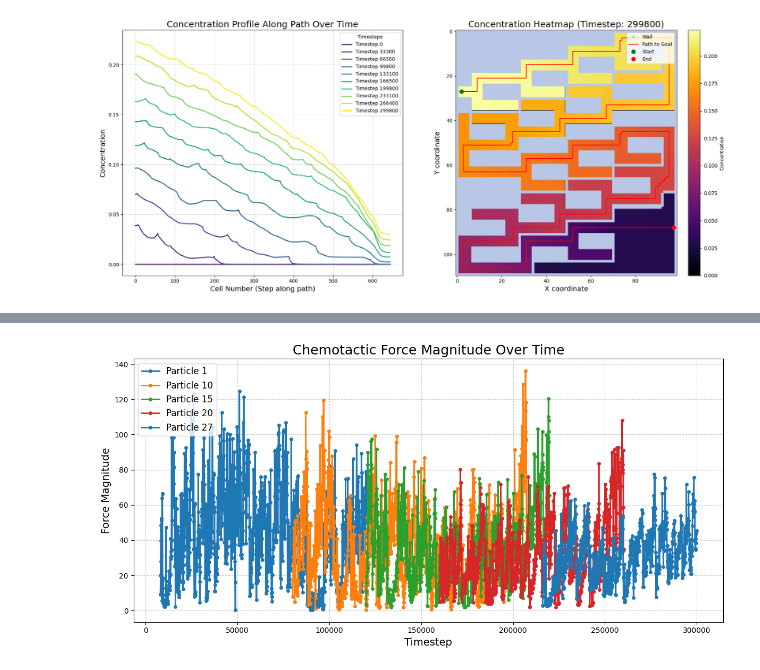
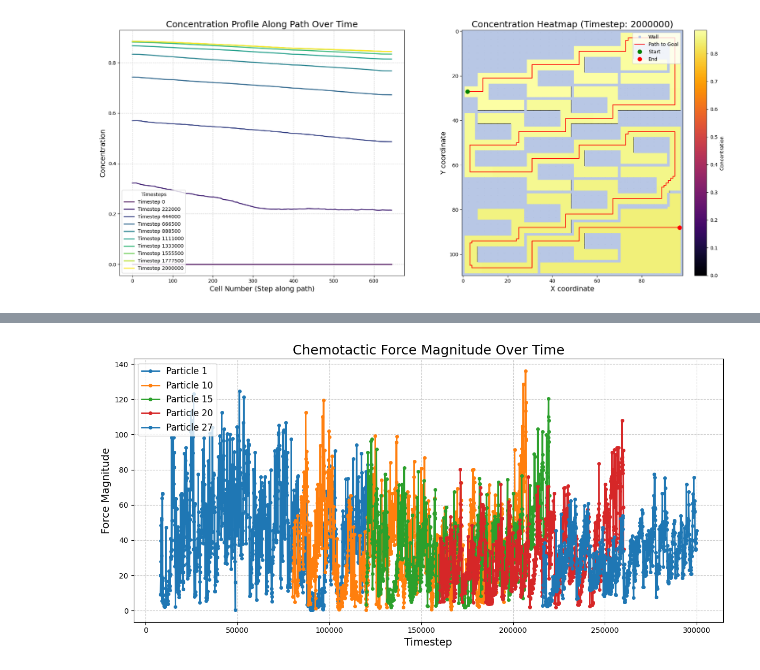
Before and after one commit to Frijelkyro/Automated-decision-making-by-chemical-echolocation-in-active-droplets, a Jupyter notebook: evaluation-scripts/plot_path_concentration.ipynb, the cells around one changed output, grey strips where cells are left out. Cells and saved outputs as stored; diff of their text form; code cells hidden in the pictures.

```diff
--- a/evaluation-scripts/plot_path_concentration.ipynb
+++ b/evaluation-scripts/plot_path_concentration.ipynb
@@ -52,7 +52,7 @@ except OSError:
 path_coords = extract_and_order_path(maze)
 
 # Find and sort all concentration files
-data_dir = "/home/ecasual/Documents/Uni/training-projects/Automated-decision-making-by-chemical-echolocation-in-active-droplets/data"
+data_dir = "/home/ecasual/Documents/Uni/droplet-maze/simulation-code/output/reaper_timer/1.0_emission_rate/24.0_until_death_durx10/data"
 all_files = glob.glob(os.path.join(data_dir, "conc_*.txt"))
 
 # Helper to extract the timestep integer from the filename (e.g., "100" from "conc_100.txt")
@@ -61,7 +61,7 @@ def get_timestep(filepath):
     return int(match.group(1)) if match else -1
 
 # Filter out any weird files and sort them strictly numerically
-valid_files = [f for f in all_files if get_timestep(f) >= 0]
+valid_files = [f for f in all_files if (get_timestep(f) >= 0 and get_timestep(f) <= 2000000)]
 valid_files.sort(key=get_timestep)
 
 # Select 10 evenly spaced files
@@ -114,34 +114,44 @@ for (ts, path_conc), color in zip(path_data_over_time.items(), colors):
     ax1.plot(range(len(path_conc)), path_conc, color=color, linewidth=2, label=f"Timestep {ts}")
 
 if path_data_over_time:
-    ax1.legend(loc="upper right", fontsize=10, title="Timesteps")
+    ax1.legend(loc= "lower left",fontsize=10, title="Timesteps")
 
 # Subplot 2: 2D Heatmap (Showing the last evaluated timestep)
 heatmap = ax2.imshow(last_conc_2d, cmap='inferno', alpha=1.0)
 fig.colorbar(heatmap, ax=ax2, fraction=0.046, pad=0.04, label="Concentration")
 
 # Overlay walls
 wall_y, wall_x = np.where(maze == 1)
 ax2.plot(wall_x, wall_y, "s", markersize=4, color="#B8C7E5", label="Wall")
 
 # Overlay path
 path_x = [c for r, c in path_coords]
 path_y = [r for r, c in path_coords]
 ax2.plot(path_x, path_y, color='red', linewidth=1.5, label="Path to Goal")
 
 ax2.plot(path_x[0], path_y[0], 'go', markersize=8, label="Start")
 ax2.plot(path_x[-1], path_y[-1], 'ro', markersize=8, label="End")
 
 # Update title to reflect which timestep is shown
 final_ts = list(path_data_over_time.keys())[-1] if path_data_over_time else "Unknown"
 ax2.set_title(f"Concentration Heatmap (Timestep: {final_ts})", fontsize=18)
 ax2.set_xlabel("X coordinate", fontsize=14)
 ax2.set_ylabel("Y coordinate", fontsize=14)
 ax2.set_aspect("equal")
 ax2.legend(loc="upper right", fontsize=10)
 
 plt.tight_layout()
 plt.show()
-fig.savefig('/home/ecasual/Documents/Uni/droplet-maze/presentations/' + 'Ran_droplet_conc_along_path_05-emission-rate.png', dpi=300, bbox_inches='tight')
+reapaer_delay_dict= {
+    "0.01": "0-01",
+    #...
+    "1.6": "1-60",
+    "3.0": "3-00",
+    # ...
+    "24.0": "24",
+    "48.0": "48"
+}
+# fig.savefig('/home/ecasual/Documents/Uni/droplet-maze/presentations/' + 'Ran_droplet_conc_along_path_05-emission-rate.png', dpi=300, bbox_inches='tight')
+fig.savefig('/home/ecasual/Documents/Uni/droplet-maze/presentations/' + 'Ran_droplet_conc_along_path_24-00reaper_delay_durx10.png', dpi=300, bbox_inches='tight')
 # %% [output]
-[figure, old version]
+[figure, new version]
```
Also changed, not shown: parts of 2 cells of this notebook, 2 other files.
